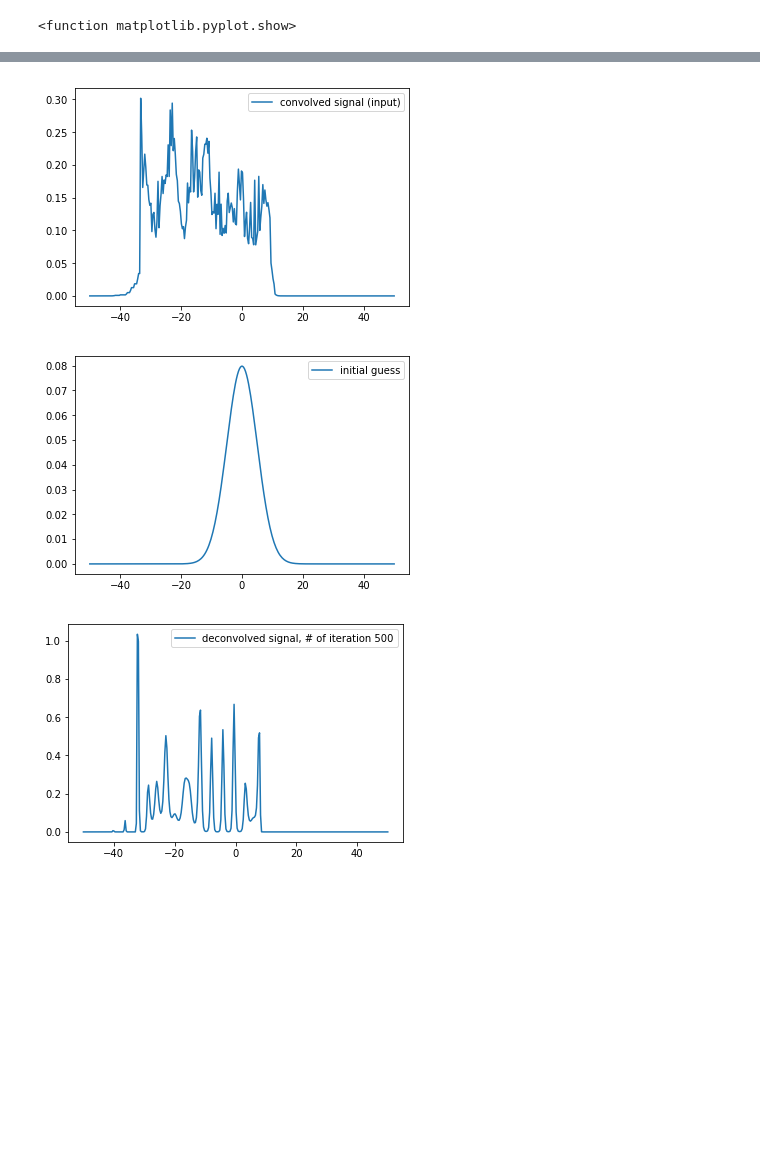
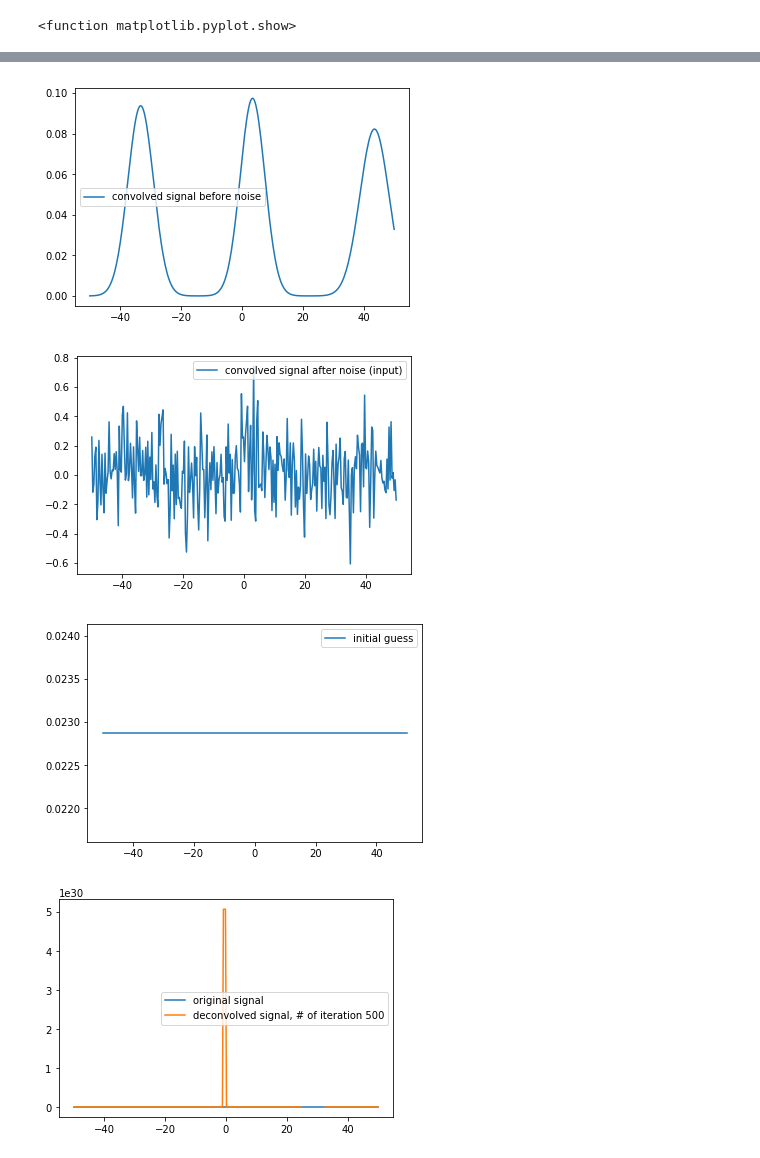
Before and after one commit to Fahima-Islam/sandbox, a Jupyter notebook: Deconvolution Example_noise.ipynb, the cells around one changed output, grey strips where cells are left out. Cells and saved outputs as stored; diff of their text form; code cells hidden in the pictures; blank space fills up the shorter version.

```diff
--- a/Deconvolution Example_noise.ipynb
+++ b/Deconvolution Example_noise.ipynb
@@ -19,11 +19,10 @@ sig3=norm.pdf(x,30,8) #original signal 3
 sigt=np.hstack((sig1,sig2,sig3)) #original total signal
 #print(sig.size)
 
-# Adding noise to the signal
-sig = sigt + 0.2 * np.random.normal(size=len(xs))
+sig = sigt #original signal
 
-RF=norm.pdf(x,0,4) #resolution function
-ini=norm.pdf(xs,0,5) #initial guess
+RF=norm.pdf(xs,0,4) #resolution function
+
 #print(RF.size)
 
 plt.figure() #plot the original signal
@@ -32,14 +31,41 @@ plt.legend()
 plt.show
 
 plt.figure() # plot the resolution function
-plt.plot(x,RF,label='resolution function')
+plt.plot(xs,RF,label='resolution function')
 plt.legend()
 plt.show
 
-S=F.convolve(sig,RF,'same') #convolved signal
+S_=F.convolve(sig,RF,'same') #convolved signal
 
-plt.figure() #plot the colvolved signal
-plt.plot(xs,S,label='convolved signal (input)')
+
+# Adding noise to the convolved signal (input)
+S=S_+ 0.2 * np.random.normal(size=len(xs))
+
+S_sum=np.sum(S,0) #summation of the convolved signal
+
+
+#ini=norm.pdf(xs,0,5) #initial guess
+ini=S_sum/len(S) * np.ones(len(S))#initial guess
+ini_C=F.convolve(ini,RF,'same') #convolved initial guess
+#print(ini_C.size) #print the convolved ini guess size
+
+
+ini_Csum=np.sum(ini_C,0) #summation of the convolved initial guess
+
+chi_sq=np.sum(np.divide(np.power(np.subtract(S, ini_C),2.),ini_C),0)
+
+#print('chi_sq {}'.format(chi_sq))
+
+#print('sum of observed signal: {}'.format(S_sum)) #print sum of conv sig
+#print('sum of conv ini signal: {}'.format(ini_Csum))# print the conv ini gues
+
+plt.figure() #plot the colvolved signal before noise
+plt.plot(xs,S_,label='convolved signal before noise')
+plt.legend()
+plt.show
+
+plt.figure() #plot the colvolved signal after noise
+plt.plot(xs,S,label='convolved signal after noise (input)')
 plt.legend()
 plt.show
 
@@ -52,9 +78,14 @@ g='same'
 no_iteration=500
 I=F.deconvolve(S,RF,ini,g,'iteration',no_iteration)  #deconvolved signal
 
-plt.figure() #plot the deconvolved signal
-plt.plot(xs,I,label='deconvolved signal, # of iteration {}'.format(no_iteration))
+
+plt.figure() #plot the original signal
+plt.plot(xs,sig, label='original signal')
 plt.legend()
 plt.show
+
+plt.plot(xs,I,label='deconvolved signal, # of iteration {}'.format(no_iteration))#plot the deconvolved signal with originalsignal
+plt.legend()
+plt.show
 # %% [output]
 <function matplotlib.pyplot.show>
@@ -62,4 +93,5 @@ plt.show
 [figure]
-[figure, old version]
+[figure, new version]
-[figure, old version]
+[figure, new version]
-[figure, old version]
+[figure, new version]
+[figure, added]
```
Also changed, not shown: parts of 1 cell of this notebook.
